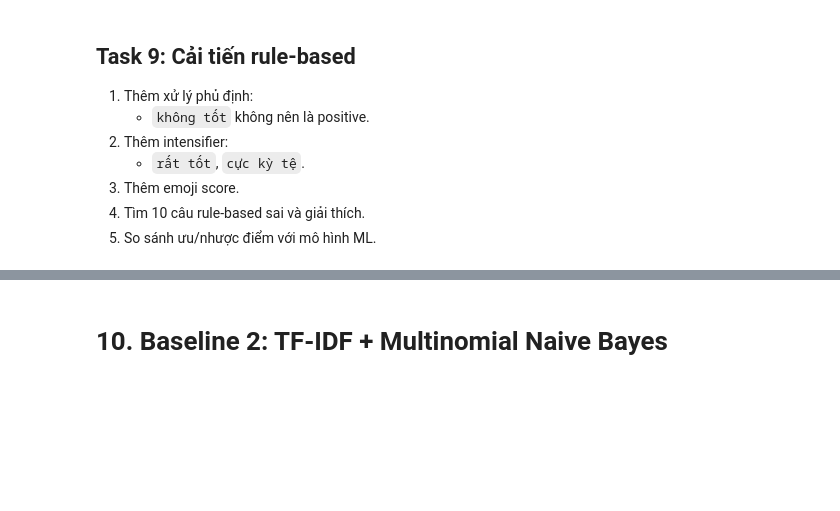
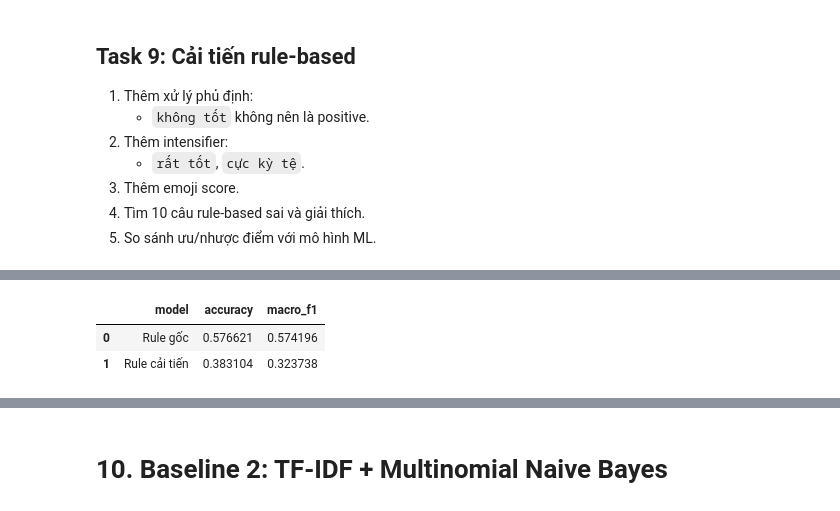
Before and after one commit to GiaHuy910/NLP-TeamHomeWork, a Jupyter notebook: [Chap3]Text_Classification_Sentiment.ipynb, the cells around one changed output, grey strips where cells are left out. Drawn from its saved outputs; the diff is of its cells as text; code cells hidden in the pictures; blank space fills up the shorter version.

```diff
--- a/[Chap3]Text_Classification_Sentiment.ipynb
+++ b/[Chap3]Text_Classification_Sentiment.ipynb
@@ -1267,6 +1425,76 @@ weighted avg       0.62      0.58      0.57      1018
 4. Tìm 10 câu rule-based sai và giải thích.
 5. So sánh ưu/nhược điểm với mô hình ML.
 # %%
+LEXICON = {"tốt": 1, "hài lòng": 1, "dễ hiểu": 1, "hữu ích": 1,
+           "sạch": 1, "thuận tiện": 1, "ổn định": 1, "nhiệt tình": 1,
+           "nhanh": 1, "tuyệt vời": 2, "tệ": -1, "chậm": -1,
+           "lỗi": -1, "hỏng": -1, "nóng": -1, "yếu": -1,
+           "rườm rà": -1, "treo": -1, "chập chờn": -1, "khó hiểu": -1}
+INTENSIFIERS = {"rất": 1.5, "cực kỳ": 2.0, "siêu": 1.8, "quá": 1.5}
+MITIGATORS = {"hơi": 0.5, "khá": 0.8}
+
+def improved_rule_score(text):
+    t = normalize_text(text)
+    total = 0.0
+    # Chặn cửa sổ phủ định qua dấu câu / liên từ tương phản.
+    for clause in re.split(r"[.!?;,]+|\b(?:nhưng|tuy nhiên)\b", t):
+        toks = re.findall(r"\w+", clause)
+        i = 0
+        while i < len(toks):
+            phrase = next((p for p in sorted(LEXICON, key=lambda p: len(p.split()), reverse=True)
+                           if toks[i:i+len(p.split())] == p.split()), None)
+            if phrase is None:
+                i += 1
+                continue
+            score = LEXICON[phrase]
+            window = toks[max(0, i-3):i]
+            if sum(w in NEGATIONS for w in window) % 2:
+                score *= -1
+            before = " ".join(toks[max(0, i-2):i])
+            after = " ".join(toks[i+len(phrase.split()):i+len(phrase.split())+2])
+            for modifier, weight in {**INTENSIFIERS, **MITIGATORS}.items():
+                if before.endswith(modifier) or after.startswith(modifier):
+                    score *= weight
+                    break
+            total += score
+            i += len(phrase.split())
+    total += sum(t.count(e) for e in POS_EMOJI)
+    total -= sum(t.count(e) for e in NEG_EMOJI)
+    return total
+
 def improved_rule_based_sentiment(text):
-    # TODO: xử lý negation window + intensifier + emoji
-    return rule_based_sentiment(text)
+    s = improved_rule_score(text)
+    return "positive" if s > 0 else "negative" if s < 0 else "neutral"
+
+for sample in ["tốt", "không tốt", "rất tốt", "cực kỳ tệ", "hơi tệ", "😊", "😡"]:
+    print(sample, improved_rule_score(sample), improved_rule_based_sentiment(sample))
+rule_rows=[]
+for name, func in [("Rule gốc", rule_based_sentiment), ("Rule cải tiến", improved_rule_based_sentiment)]:
+    pred = [func(t) for t in X_test]
+    rule_rows.append({"model": name, "accuracy": accuracy_score(y_test, pred),
+                      "macro_f1": f1_score(y_test, pred, average="macro", zero_division=0)})
+display(pd.DataFrame(rule_rows))
+rule_errors = pd.DataFrame({"text": X_test, "gold": y_test,
+                           "prediction": [improved_rule_based_sentiment(t) for t in X_test]})
+print(rule_errors[rule_errors.gold != rule_errors.prediction].head(10))
+
+# Bộ thử thách tự viết riêng để có 10 lỗi phân tích cụ thể, không phải dữ liệu thật.
+# Dùng để phân tích hạn chế sau khi cố định rule, không dùng để tuning ML.
+challenge = [
+ ("Website sập lúc nộp bài, tuyệt vời thật!", "negative", "Mỉa mai: tuyệt vời mang nghĩa ngược."),
+ ("Phòng học nóng như lò nung mà bảo tốt.", "negative", "Cân bằng điểm từ khóa làm mất phàn nàn chính."),
+ ("Không chỉ tốt mà còn hữu ích.", "positive", "Không chỉ là cấu trúc nhấn mạnh, không phải phủ định."),
+ ("Mình không nghĩ dịch vụ này tốt.", "negative", "Phủ định nằm ngoài cửa sổ ba từ."),
+ ("Ước gì wifi tốt.", "negative", "Mong muốn hàm ý hiện tại chưa tốt."),
+ ("Bạn ấy nói tốt, còn mình thì thất vọng.", "negative", "Không tách quan điểm người được dẫn lời; thiếu từ thất vọng."),
+ ("Tốt hồi trước thôi, giờ dùng không nổi.", "negative", "Không nhận ra chuyển đổi thời gian và ý phủ định ngầm."),
+ ("Không có gì để chê.", "positive", "Tích cực được diễn đạt gián tiếp, ngoài từ điển."),
+ ("Đỉnh của chóp luôn!", "positive", "Thiếu tiếng lóng trong lexicon."),
+ ("Cổng đăng ký lại quay vòng mãi.", "negative", "Phàn nàn theo miền, không có từ khóa tiêu cực đã biết.")
+]
+challenge_df = pd.DataFrame(challenge, columns=["text", "gold", "analysis"])
+challenge_df["prediction"] = challenge_df.text.map(improved_rule_based_sentiment)
+challenge_errors = challenge_df[challenge_df.gold != challenge_df.prediction]
+print("Số lỗi trong bộ thử thách tự viết:", len(challenge_errors))
+print(challenge_errors)
+# %% [output]
@@ -1272,0 +1508,3 @@ def improved_rule_based_sentiment(text):
+|  | model | accuracy | macro_f1 |
+| 0 | Rule gốc | 0.576621 | 0.574196 |
+| 1 | Rule cải tiến | 0.383104 | 0.323738 |
```
Also changed, not shown: parts of 15 cells of this notebook.
